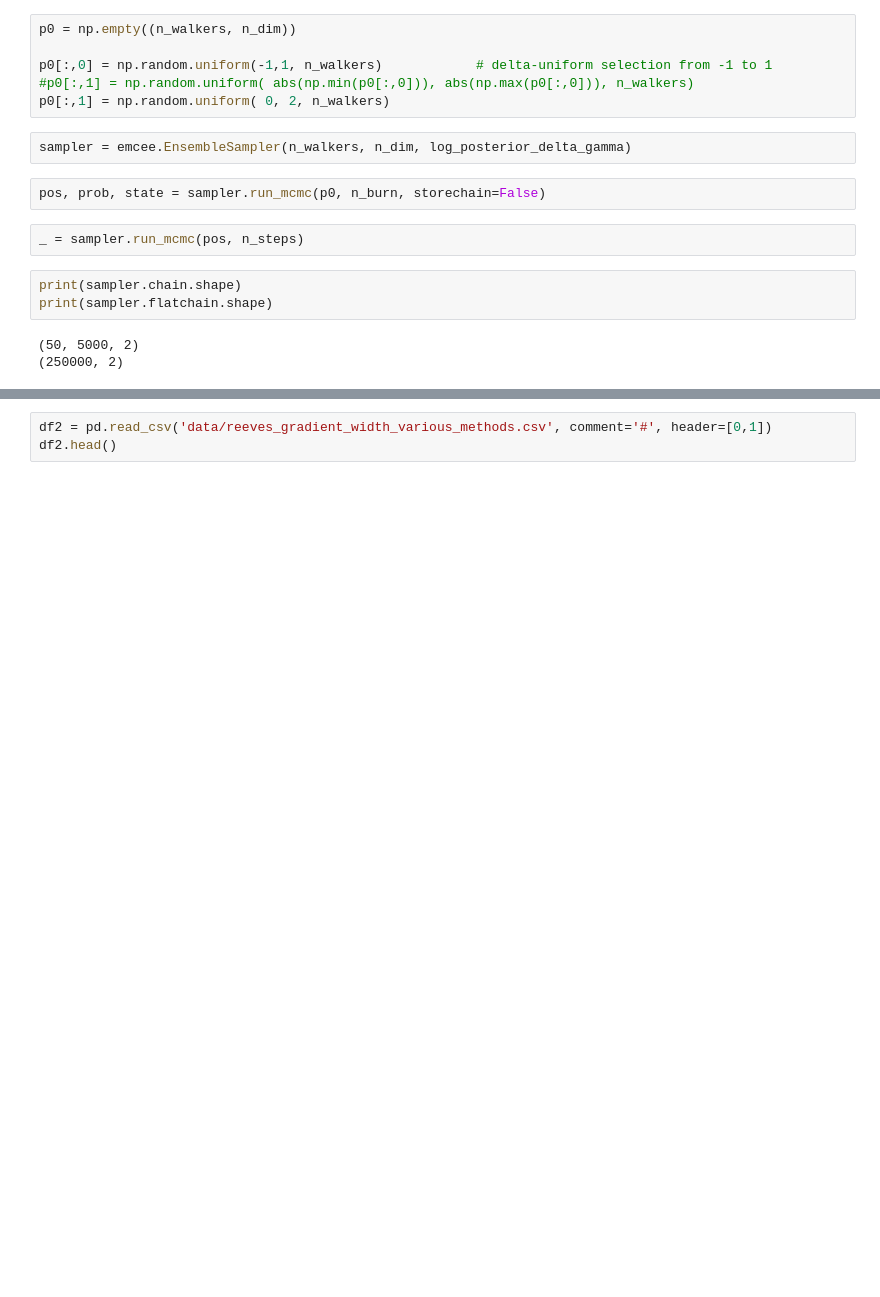
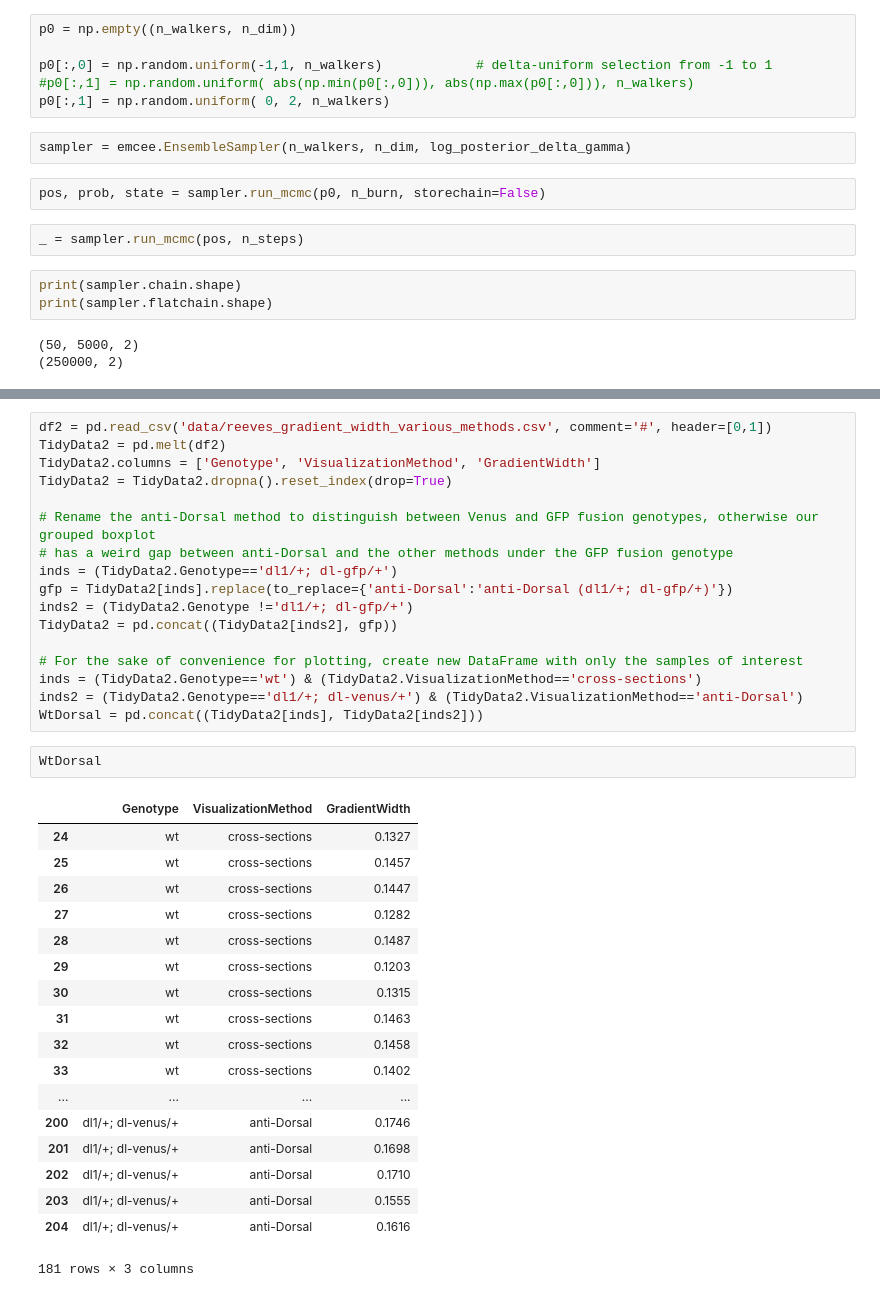
Before and after one commit to shashank-gandhi/DataAnalysisHomeworkRepository, a Jupyter notebook: Homework4/Shashank.ipynb, the cells around one changed output, grey strips where cells are left out. Saved outputs shown, nothing was run; the diff lists cells and outputs as text; blank space fills up the shorter version.

```diff
--- a/Homework4/Shashank.ipynb
+++ b/Homework4/Shashank.ipynb
@@ -146,3 +140,38 @@ ax[0].set_ylabel('probability')
-# %%
-df2 = pd.read_csv('data/reeves_gradient_width_various_methods.csv', comment='#', header=[0,1])
-df2.head()
+# %%
+df2 = pd.read_csv('data/reeves_gradient_width_various_methods.csv', comment='#', header=[0,1])
+TidyData2 = pd.melt(df2)
+TidyData2.columns = ['Genotype', 'VisualizationMethod', 'GradientWidth']
+TidyData2 = TidyData2.dropna().reset_index(drop=True)
+
+# Rename the anti-Dorsal method to distinguish between Venus and GFP fusion genotypes, otherwise our grouped boxplot
+# has a weird gap between anti-Dorsal and the other methods under the GFP fusion genotype
+inds = (TidyData2.Genotype=='dl1/+; dl-gfp/+')
+gfp = TidyData2[inds].replace(to_replace={'anti-Dorsal':'anti-Dorsal (dl1/+; dl-gfp/+)'})
+inds2 = (TidyData2.Genotype !='dl1/+; dl-gfp/+')
+TidyData2 = pd.concat((TidyData2[inds2], gfp))
+
+# For the sake of convenience for plotting, create new DataFrame with only the samples of interest
+inds = (TidyData2.Genotype=='wt') & (TidyData2.VisualizationMethod=='cross-sections')
+inds2 = (TidyData2.Genotype=='dl1/+; dl-venus/+') & (TidyData2.VisualizationMethod=='anti-Dorsal')
+WtDorsal = pd.concat((TidyData2[inds], TidyData2[inds2]))
+# %%
+WtDorsal
+# %% [output]
+|  | Genotype | VisualizationMethod | GradientWidth |
+| 24 | wt | cross-sections | 0.1327 |
+| 25 | wt | cross-sections | 0.1457 |
+| 26 | wt | cross-sections | 0.1447 |
+| 27 | wt | cross-sections | 0.1282 |
+| 28 | wt | cross-sections | 0.1487 |
+| 29 | wt | cross-sections | 0.1203 |
+| 30 | wt | cross-sections | 0.1315 |
+| 31 | wt | cross-sections | 0.1463 |
+| 32 | wt | cross-sections | 0.1458 |
+| 33 | wt | cross-sections | 0.1402 |
+| ... | ... | ... | ... |
+| 200 | dl1/+; dl-venus/+ | anti-Dorsal | 0.1746 |
+| 201 | dl1/+; dl-venus/+ | anti-Dorsal | 0.1698 |
+| 202 | dl1/+; dl-venus/+ | anti-Dorsal | 0.1710 |
+| 203 | dl1/+; dl-venus/+ | anti-Dorsal | 0.1555 |
+| 204 | dl1/+; dl-venus/+ | anti-Dorsal | 0.1616 |
+181 rows × 3 columns
```
Also changed, not shown: parts of 8 cells of this notebook.
